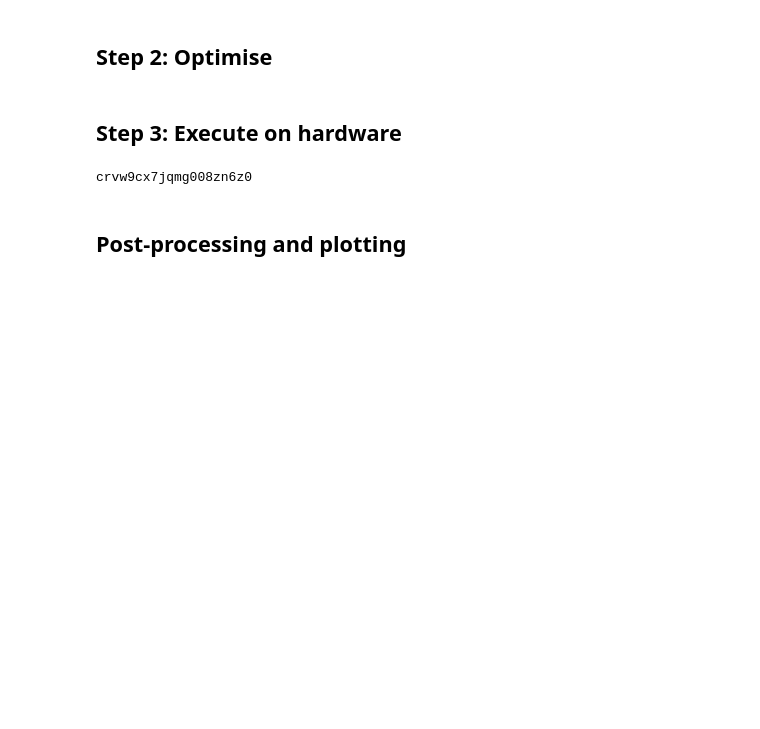
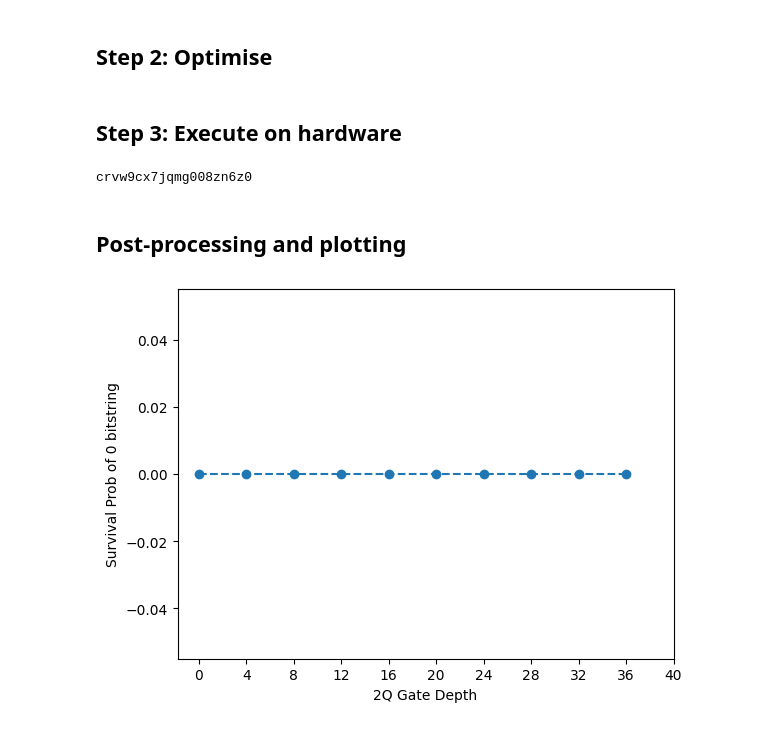
Before and after one commit to LukePower01/coding-with-qiskit, a Jupyter notebook: ep_04_Primitives.ipynb, the cells around one changed output. Cells and saved outputs as stored; diff of their text form; code cells hidden in the pictures; blank space fills up the shorter version.

Commit message:
Job post-processing and plotting

```diff
--- a/ep_04_Primitives.ipynb
+++ b/ep_04_Primitives.ipynb
@@ -137,3 +137,26 @@ print(job.job_id())
 crvw9cx7jqmg008zn6z0
 # %% [markdown]
 ## Post-processing and plotting
+# %%
+job_id = 'crvw9cx7jqmg008zn6z0'
+
+job = service.job(job_id)
+
+survival_prob_list = []
+
+for trotter_step in range(max_trotter_steps):
+    try:
+        data = job.results()[trotter_step].data
+        survival_prob_list.append(data.c.get_counts()['0' * len(measured_qubits)]/data.c.num_shots)
+    except:
+        survival_prob_list.append(0)
+# %%
+import matplotlib.pyplot as plt
+
+plt.plot(list(range(0, 4 * max_trotter_steps, 4)), survival_prob_list, '--o')
+plt.xlabel('2Q Gate Depth')
+plt.ylabel('Survival Prob of 0 bitstring')
+plt.xticks(np.arange(0,44,4))
+plt.show()
+# %% [output]
+[figure, added]
```
